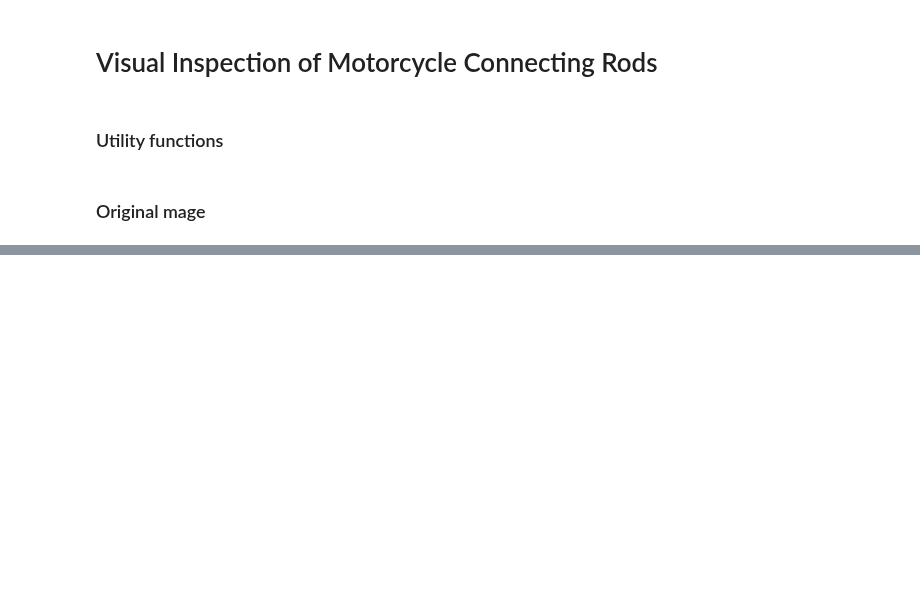
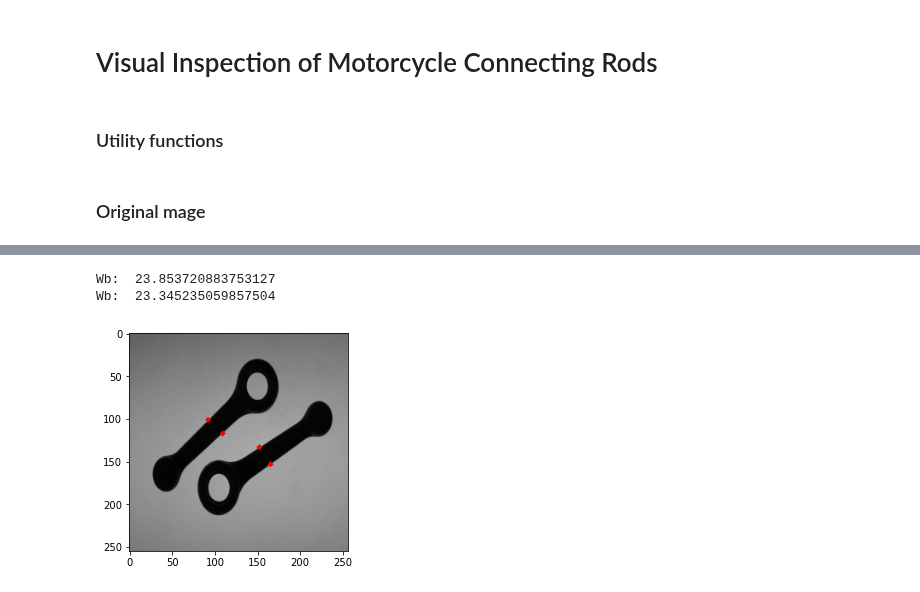
Before and after one commit to pptr3/connecting-rods, a Jupyter notebook: Connecting Rods.ipynb, the cells around one changed output, grey strips where cells are left out. Drawn from its saved outputs; the diff is of its cells as text; code cells hidden in the pictures; blank space fills up the shorter version.

```diff
--- a/Connecting Rods.ipynb
+++ b/Connecting Rods.ipynb
@@ -250,13 +148,0 @@ import matplotlib.pyplot as plt
-# %%
-import math
-
-def get_coords(x, y, angle):
-
-    length = 50
-    endx1 = x + length * math.cos(math.radians(angle))
-    endy1 = y + length * math.sin(math.radians(angle))
-
-    endx2 = x + length * math.cos(math.radians(angle+180))
-    endy2 = y + length * math.sin(math.radians(angle+180))
-
-    return round(endx1), round(endy1), round(endx2), round(endy2)
@@ -262,0 +213,6 @@ def get_coords(x, y, angle):
+# %%
+compute_Wb(img, contours, hierarchy)
+# %% [output]
+Wb:  23.853720883753127
+Wb:  23.345235059857504
+[figure, added]
```
Also changed, not shown: parts of 4 cells of this notebook.
